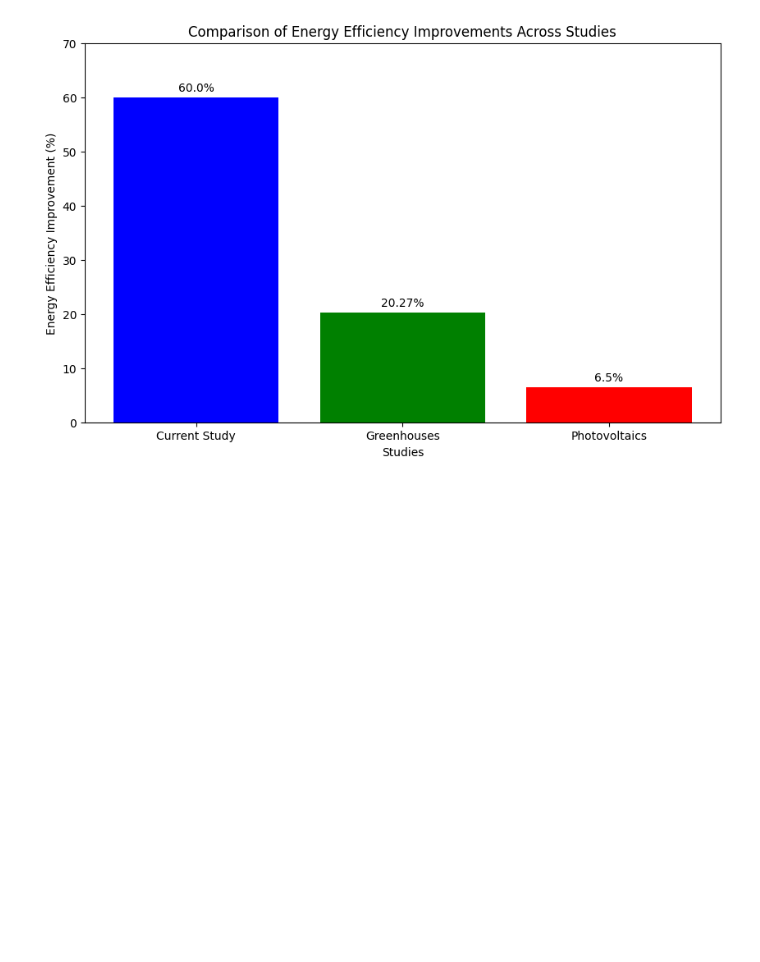
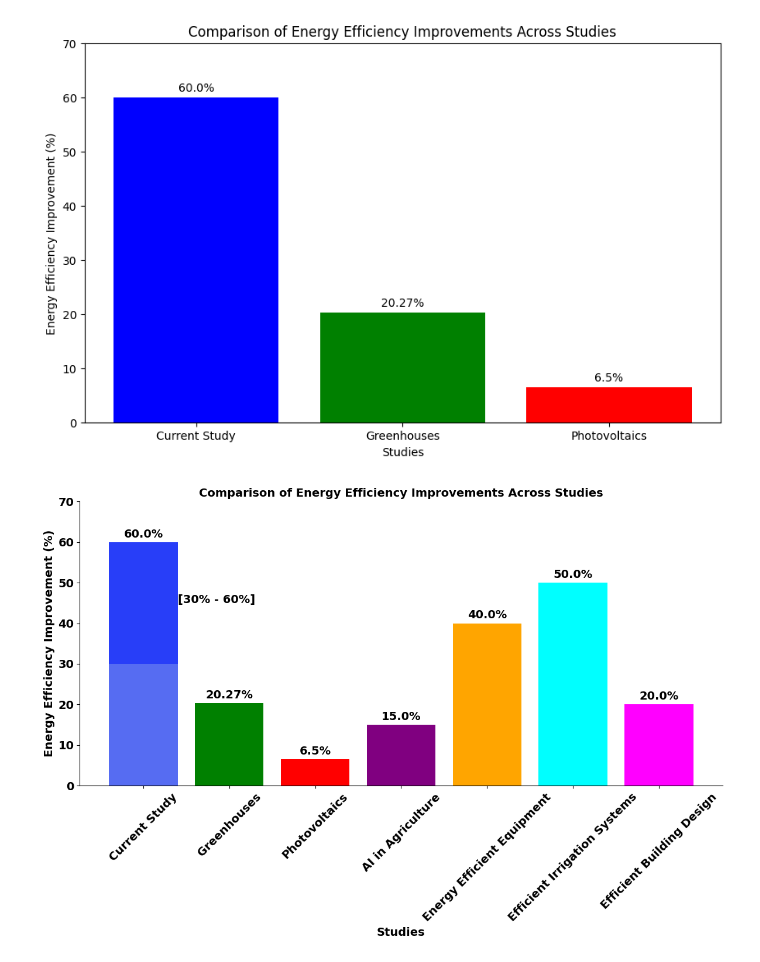
Before and after one commit to Iftekhar-mobin/depression_suicide_project, a Jupyter notebook: papers/Untitled.ipynb, the cells around one changed output. Saved outputs shown, nothing was run; the diff lists cells and outputs as text; code cells hidden in the pictures; blank space fills up the shorter version.

```diff
--- a/papers/Untitled.ipynb
+++ b/papers/Untitled.ipynb
@@ -285,3 +159,62 @@ plt.ylim(0, max(studies.values()) + 10)
 plt.show()
 # %% [output]
 [figure]
+# %%
+import matplotlib.pyplot as plt
+
+# Comparative energy efficiency data from various studies
+studies = {
+    "Current Study": 60,  # 60% energy savings (Potential Growth from 30% to 60%)
+    "Greenhouses": 20.27,
+    "Photovoltaics": 6.5,
+    "AI in Agriculture": 15,
+    "Energy Efficient Equipment": 40,
+    "Efficient Irrigation Systems": 50,
+    "Efficient Building Design": 20
+}
+
+fig, ax = plt.subplots(figsize=(12, 8))
+
+# Colors for bars
+colors = ['blue', 'green', 'red', 'purple', 'orange', 'cyan', 'magenta']
+bars = ax.bar(studies.keys(), studies.values(), color=colors)
+
+# Overlay shaded area for "Potential Growth Zone" in "Current Study"
+current_study_index = list(studies.keys()).index("Current Study")
+ax.bar("Current Study", 30, color='lightblue', alpha=0.5)  # Base level at 30%
+ax.bar("Current Study", 30, bottom=30, color='skyblue', alpha=0.3)  # Growth zone
+
+# Adding data labels
+for bar, label in zip(bars, studies.keys()):
+    height = bar.get_height()
+    ax.annotate(f'{height}%',
+                xy=(bar.get_x() + bar.get_width() / 2, height),
+                xytext=(0, 3),
+                textcoords="offset points",
+                ha='center', va='bottom',
+                fontsize=14, fontweight='bold')
+
+# Adding bracket beside the "Current Study" bar
+bracket_text = "[30% - 60%]"
+ax.text(current_study_index + 0.4, 45, bracket_text,
+        fontsize=14, fontweight='bold', color='black', ha='left')
+
+# Remove top and right borders
+ax.spines['top'].set_visible(False)
+ax.spines['right'].set_visible(False)
+
+# Labels and Title with Bold Formatting
+ax.set_xlabel('Studies', fontsize=14, fontweight='bold')
+ax.set_ylabel('Energy Efficiency Improvement (%)', fontsize=14, fontweight='bold')
+ax.set_title('Comparison of Energy Efficiency Improvements Across Studies', fontsize=14, fontweight='bold')
+
+# Adjustments
+plt.ylim(0, max(studies.values()) + 10)
+plt.xticks(rotation=45, fontsize=14, fontweight='bold')  # Bold x-axis labels
+plt.yticks(fontsize=14, fontweight='bold')  # Bold y-axis labels
+
+plt.tight_layout()
+plt.savefig("comparison.jpg", dpi=300, bbox_inches='tight')  # Save high-quality JPG
+plt.show()
+# %% [output]
+[figure, added]
```
Also changed, not shown: parts of 2 cells of this notebook.
